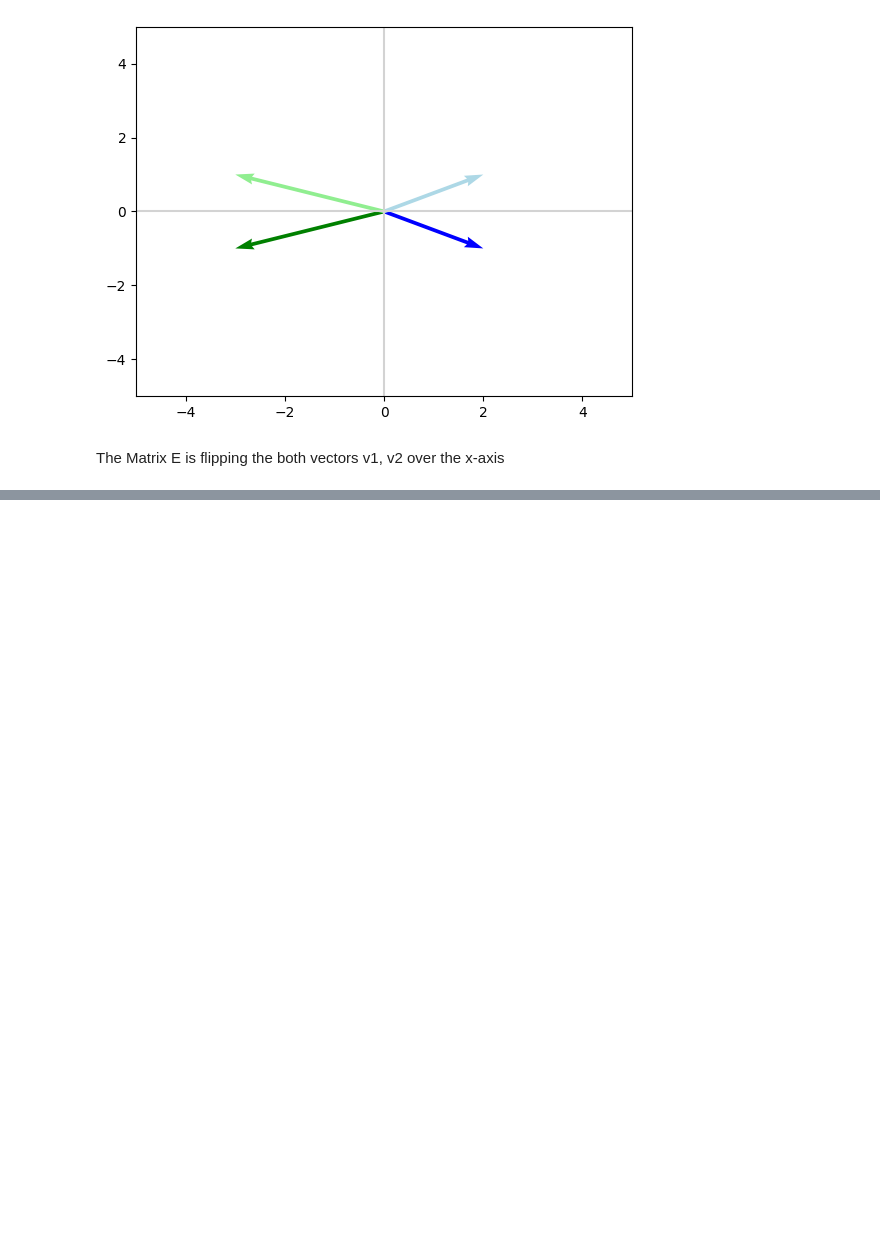
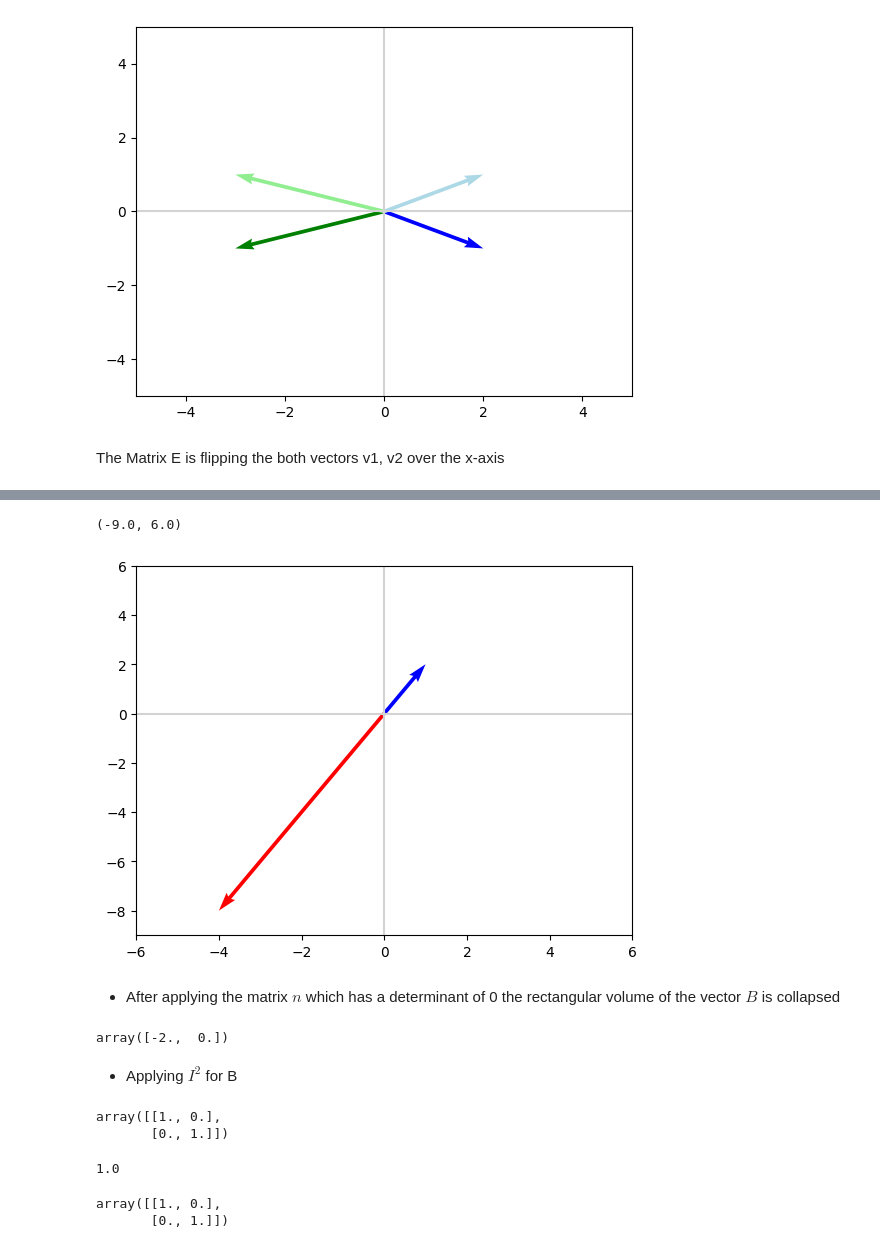
Before and after one commit to SriHarshith1/Maths-For-ML, a Jupyter notebook: Linear Algebra.ipynb, the cells around one changed output, grey strips where cells are left out. Saved outputs shown, nothing was run; the diff lists cells and outputs as text; code cells hidden in the pictures; blank space fills up the shorter version.

```diff
--- a/Linear Algebra.ipynb
+++ b/Linear Algebra.ipynb
@@ -1107,0 +1265,2 @@ The Matrix E is flipping the both vectors v1, v2 over the x-axis
+# %%
+n = np.array([[-4, 1], [-8, 2]], dtype = float)
@@ -1107,0 +1336,32 @@ The Matrix E is flipping the both vectors v1, v2 over the x-axis
+# %%
+plot_vectors([nb[ : , 0], nb[:, 1]], colors = ['red', 'blue'])
+plt.xlim(-6, 6)
+plt.ylim(-9, 6)
+# %% [output]
+(-9.0, 6.0)
+[figure, added]
+# %% [markdown]
+* After applying the matrix $n$ which has a determinant of 0 the rectangular volume of the vector $B$ is collapsed
+# %%
+lambdas, V = np.linalg.eig(n)
+lambdas
+# %% [output]
+array([-2.,  0.])
+# %% [markdown]
+* Applying $I^2$ for B
+# %%
+I = np.eye(2)
+I
+# %% [output]
+array([[1., 0.],
+       [0., 1.]])
+# %%
+np.linalg.det(I)
+# %% [output]
+1.0
+# %%
+ib = np.dot(I, B)
+ib
+# %% [output]
+array([[1., 0.],
+       [0., 1.]])
```
Also changed, not shown: parts of 112 cells of this notebook.
